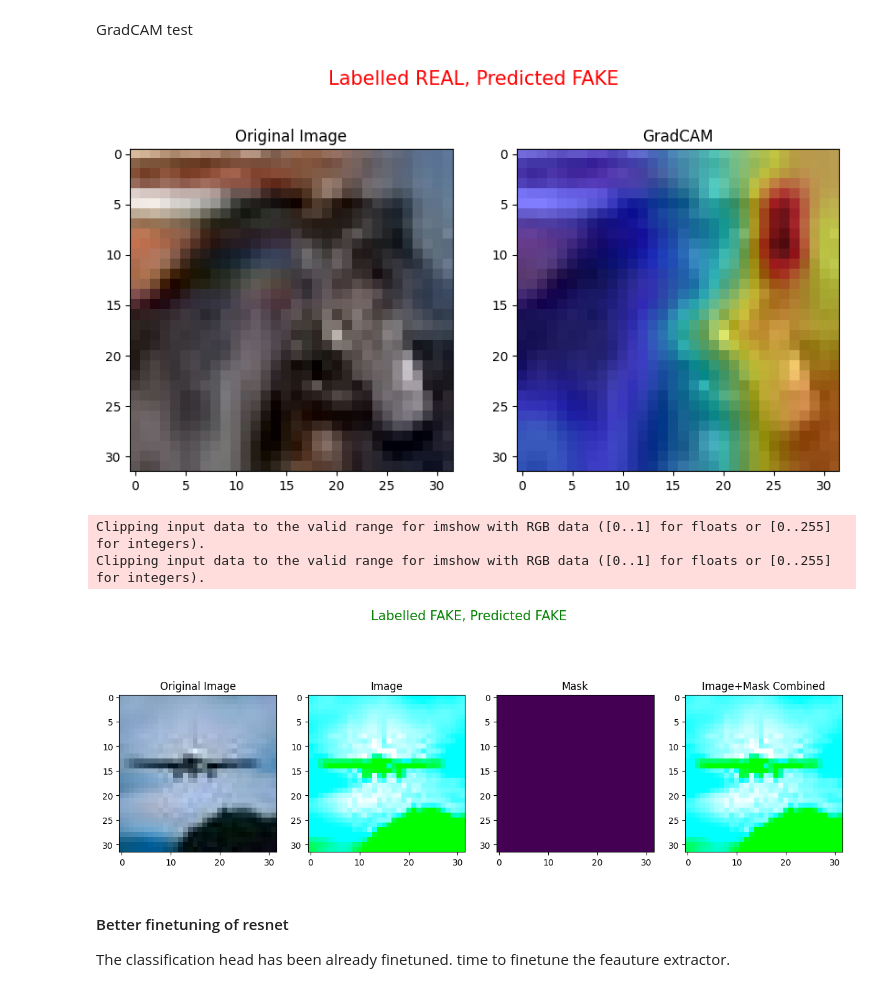
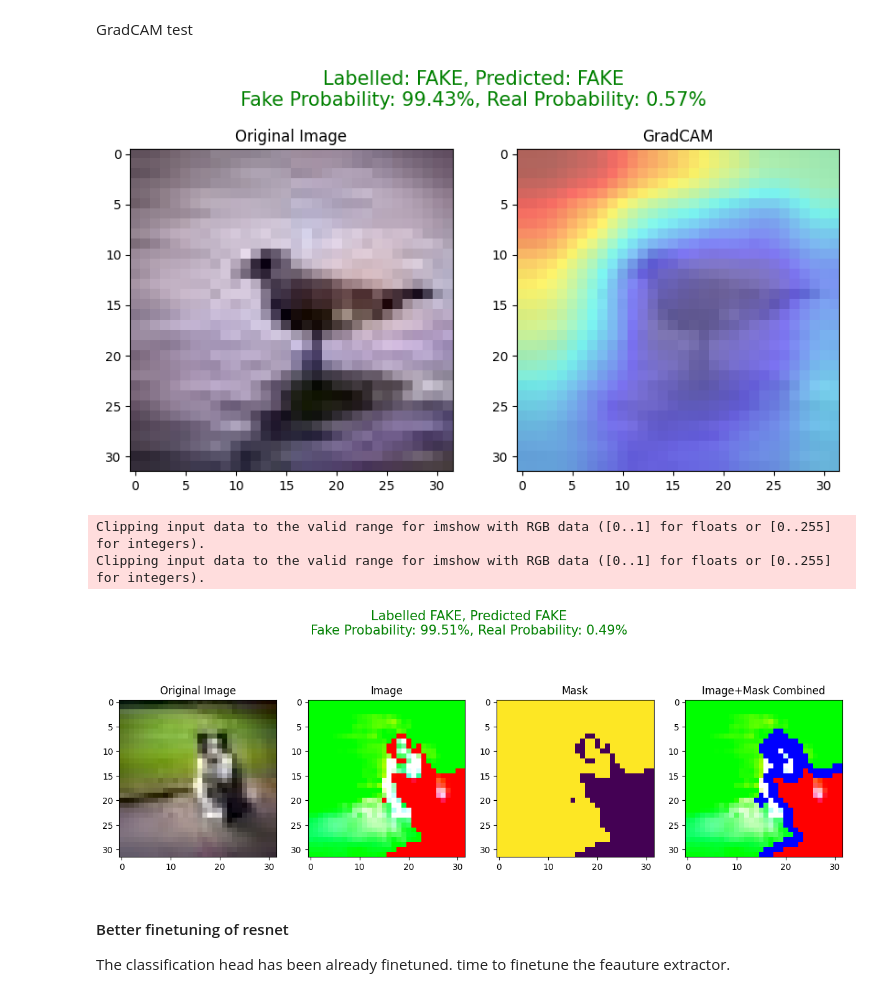
Before and after one commit to AngeloGalav/gauntlet, a Jupyter notebook: CIFAKE.ipynb, the cells around one changed output. Cells and saved outputs as stored; diff of their text form; code cells hidden in the pictures.

```diff
--- a/CIFAKE.ipynb
+++ b/CIFAKE.ipynb
@@ -43,7 +46,7 @@ using cuda device
 train_data = data_utils.CIFAKEDataset(root_dir="data/CIFAKE", split="train", transform=transform_cifake)
 test_data = data_utils.CIFAKEDataset(root_dir="data/CIFAKE", split="test", transform=transform_cifake)
 
-val_data, test_data = data_utils.train_test_split(0.5, dataset=test_data)
+val_data, test_data = data_utils.train_test_split(0.5, dataset=test_data, isRandom=True)
 
 train_dataloader = DataLoader(train_data, batch_size=BATCH_SIZE, pin_memory=True, shuffle=True)
 test_dataloader = DataLoader(test_data, batch_size=BATCH_SIZE, pin_memory=True)
@@ -112,11 +147,13 @@ GradCAM test
 # %%
 xai.device = device
 # %%
+importlib.reload(xai)
+
 xai.explain_gradcam_single_image(test_dataloader, ft_resnet50, [ft_resnet50.layer1, ft_resnet50.layer2, ft_resnet50.layer3, ft_resnet50.layer4],
                                  model_name=model_name, dataset_name=DATASET_NAME,
                                  index = 2)
 # %% [output]
-[figure, old version]
+[figure, new version]
 # %%
 xai.explain_lime_single_image(test_dataloader, ft_resnet50,
                                 model_name=model_name, dataset_name=DATASET_NAME,
@@ -124,7 +161,7 @@ xai.explain_lime_single_image(test_dataloader, ft_resnet50,
 # %% [output]
 Clipping input data to the valid range for imshow with RGB data ([0..1] for floats or [0..255] for integers).
 Clipping input data to the valid range for imshow with RGB data ([0..1] for floats or [0..255] for integers).
-[figure, old version]
+[figure, new version]
 # %% [markdown]
 #### Better finetuning of resnet
 The classification head has been already finetuned.
```
Also changed, not shown: parts of 22 cells of this notebook, 9 other files.
